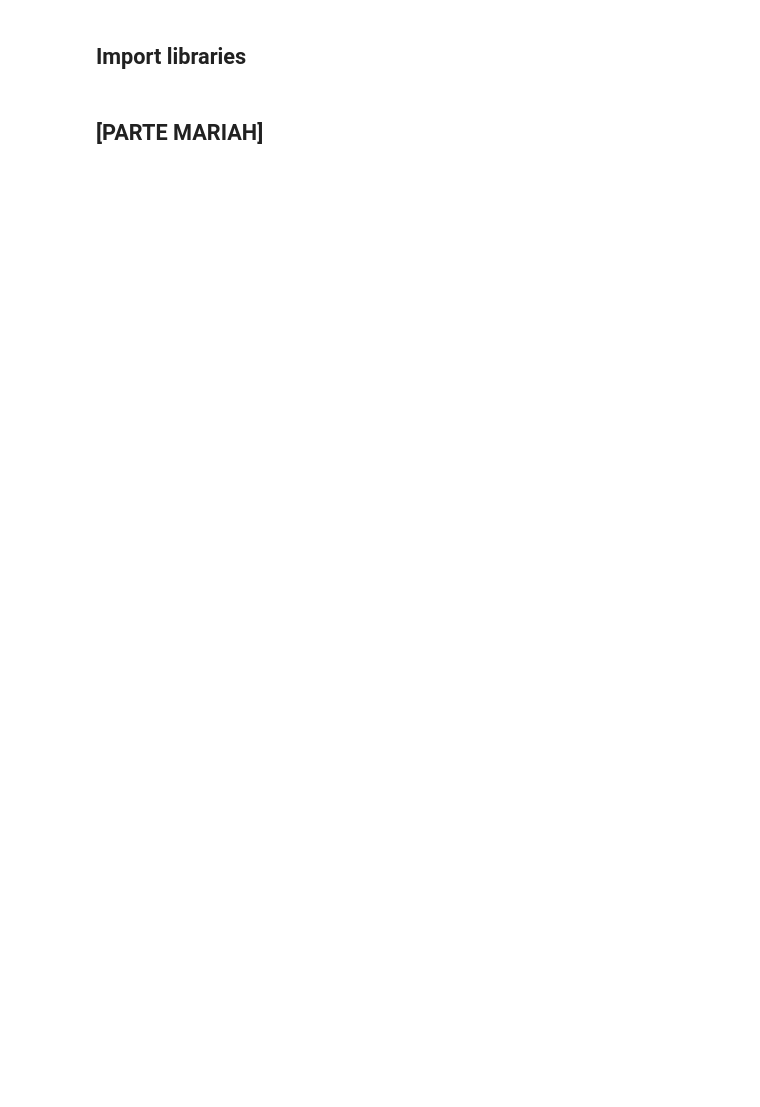
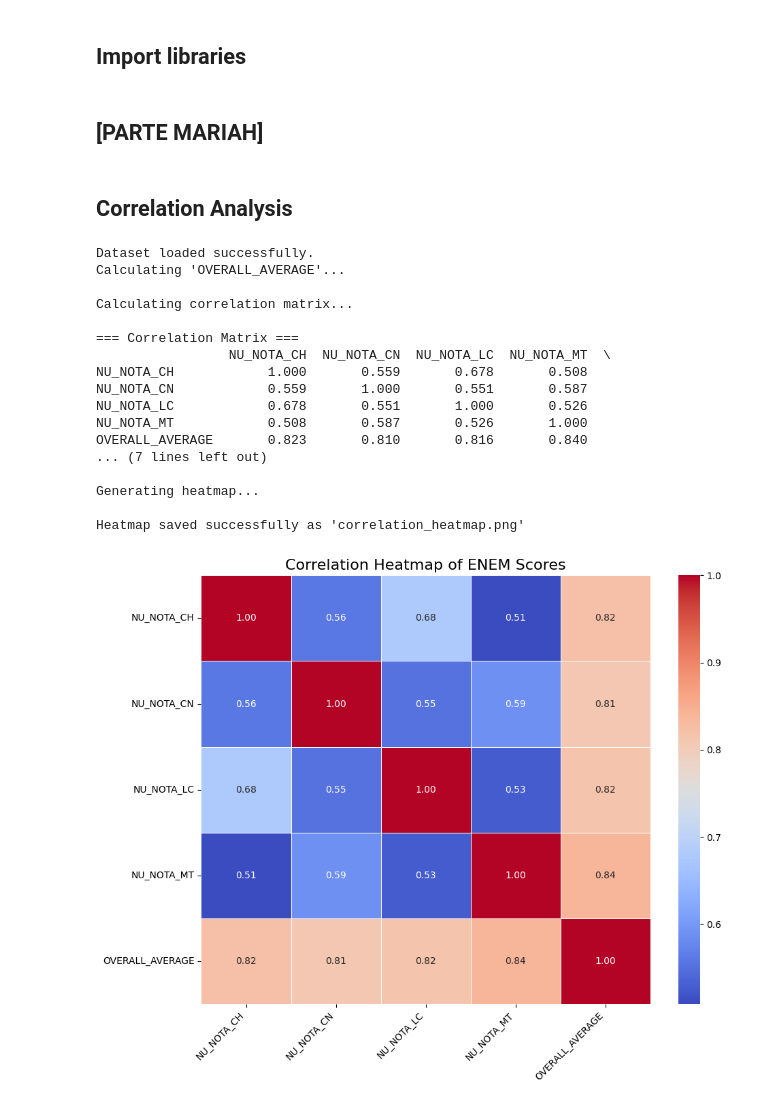
Before and after one commit to Opaleiros-Foundation/Statistics-Capstone, a Jupyter notebook: Stats_Capstone_Project_Statistical_Analysis.ipynb, the cells around one changed output. Cells and saved outputs as stored; diff of their text form; code cells hidden in the pictures; blank space fills up the shorter version.

```diff
--- a/Stats_Capstone_Project_Statistical_Analysis.ipynb
+++ b/Stats_Capstone_Project_Statistical_Analysis.ipynb
@@ -112,3 +91,71 @@ plt.xticks(rotation=45)
 plt.tight_layout()
 plt.savefig('average_by_state.png')
 plt.show()
+# %% [markdown]
+## Correlation Analysis
+# %%
+try:
+    for file in os.listdir(path):
+        if file.endswith('.csv'):
+            csv_file = os.path.join(path, file)
+            break
+
+    if not csv_file:
+        print("Error: CSV file not found in dataset.")
+    else:
+        df = pd.read_csv(csv_file, sep=';')
+        print("Dataset loaded successfully.")
+
+        # --- Correlation Analysis ---
+        score_components = ["NU_NOTA_CH", "NU_NOTA_CN", "NU_NOTA_LC", "NU_NOTA_MT"]
+
+        # Calculate OVERALL_AVERAGE if it doesn't exist
+        if 'OVERALL_AVERAGE' not in df.columns:
+            print("Calculating 'OVERALL_AVERAGE'...")
+            df['OVERALL_AVERAGE'] = df[score_components].mean(axis=1)
+
+        score_columns = score_components + ['OVERALL_AVERAGE']
+        scores_df = df[score_columns]
+
+        print("\nCalculating correlation matrix...")
+        correlation_matrix = scores_df.corr()
+
+        print("\n=== Correlation Matrix ===")
+        print(correlation_matrix)
+
+        # --- Visualization ---
+        print("\nGenerating heatmap...")
+        plt.figure(figsize=(10, 8))
+        sns.heatmap(correlation_matrix, annot=True, cmap='coolwarm', fmt=".2f", linewidths=.5)
+        plt.title('Correlation Heatmap of ENEM Scores', fontsize=16)
+        plt.xticks(rotation=45, ha='right')
+        plt.yticks(rotation=0)
+        plt.tight_layout()
+
+        # Save the figure and display it
+        output_filename = 'correlation_heatmap.png'
+        plt.savefig(output_filename)
+        print(f"\nHeatmap saved successfully as '{output_filename}'")
+        plt.show()
+
+except Exception as e:
+    print(f"An error occurred: {e}")
+# %% [output]
+Dataset loaded successfully.
+Calculating 'OVERALL_AVERAGE'...
+
+Calculating correlation matrix...
+
+=== Correlation Matrix ===
+                 NU_NOTA_CH  NU_NOTA_CN  NU_NOTA_LC  NU_NOTA_MT  \
+NU_NOTA_CH            1.000       0.559       0.678       0.508
+NU_NOTA_CN            0.559       1.000       0.551       0.587
+NU_NOTA_LC            0.678       0.551       1.000       0.526
+NU_NOTA_MT            0.508       0.587       0.526       1.000
+OVERALL_AVERAGE       0.823       0.810       0.816       0.840
+... (7 lines left out)
+
+Generating heatmap...
+
+Heatmap saved successfully as 'correlation_heatmap.png'
+[figure, added]
```
Also changed, not shown: parts of 3 cells of this notebook, 1 other file.
